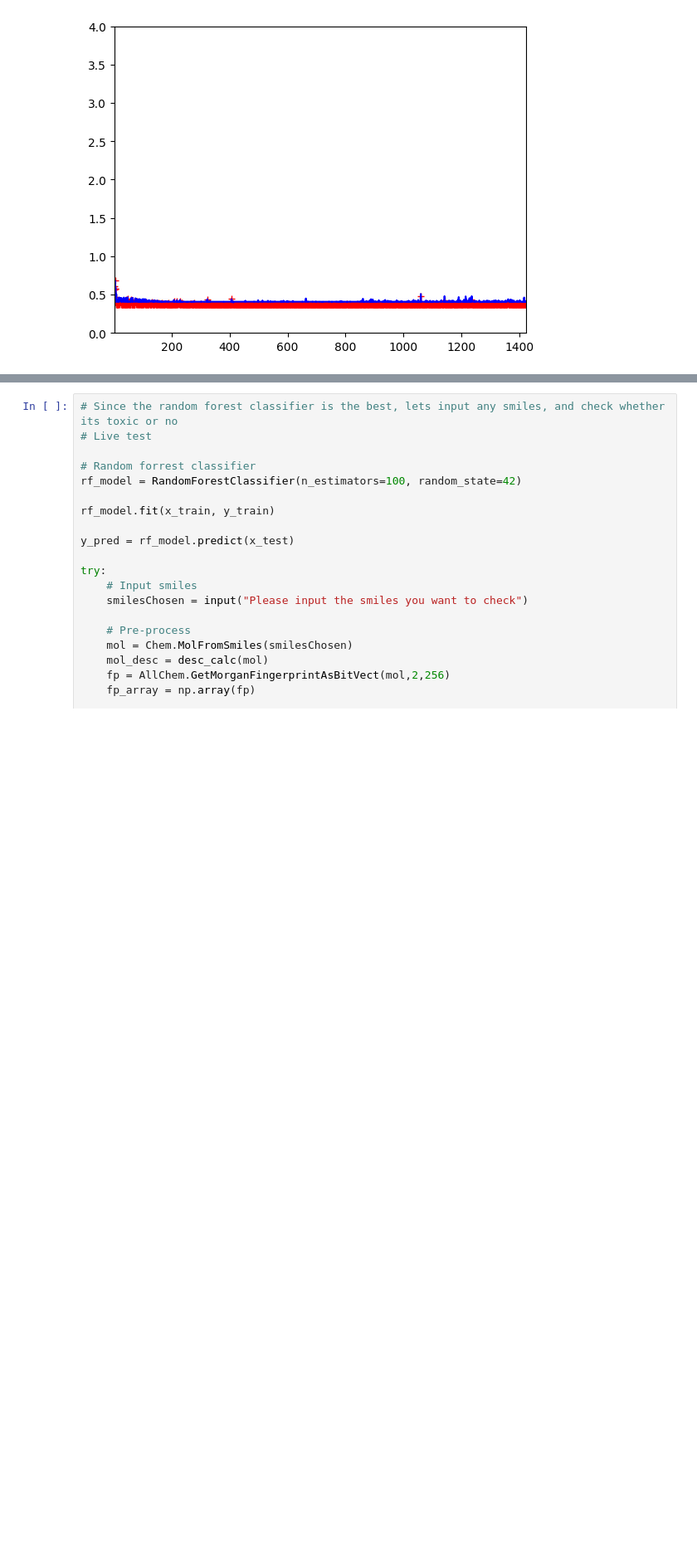
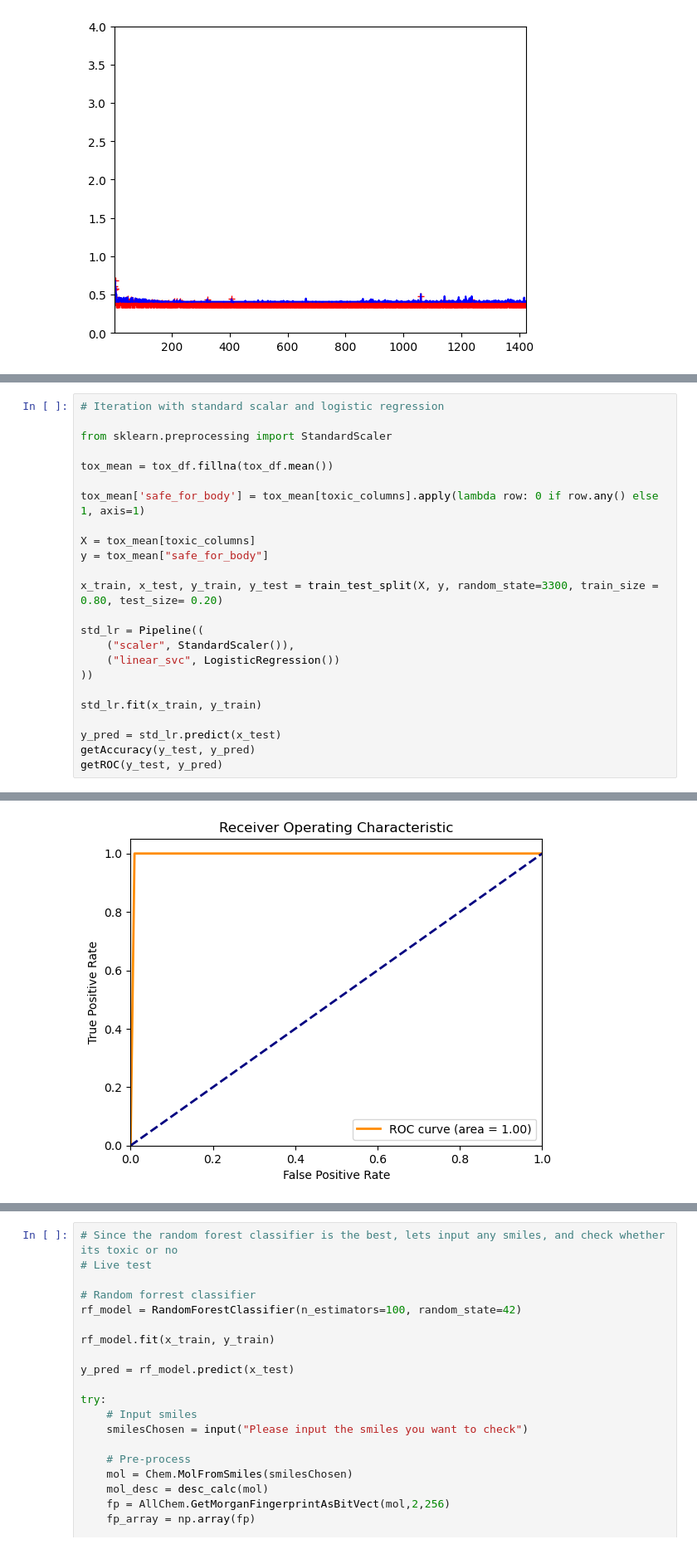
Before and after one commit to Williamarvin/Ceng3300_project, a Jupyter notebook: project.ipynb, the cells around one changed output, grey strips where cells are left out. Shown at 83% size. Drawn from its saved outputs; the diff is of its cells as text; blank space fills up the shorter version.

```diff
--- a/project.ipynb
+++ b/project.ipynb
@@ -638,0 +702,25 @@ plot_learning_curves(MLPClassifier(max_iter=1000), x_train, y_train)
+# %%
+# Iteration with standard scalar and logistic regression
+
+from sklearn.preprocessing import StandardScaler
+
+tox_mean = tox_df.fillna(tox_df.mean())
+
+tox_mean['safe_for_body'] = tox_mean[toxic_columns].apply(lambda row: 0 if row.any() else 1, axis=1)
+
+X = tox_mean[toxic_columns]
+y = tox_mean["safe_for_body"]
+
+x_train, x_test, y_train, y_test = train_test_split(X, y, random_state=3300, train_size = 0.80, test_size= 0.20)
+
+std_lr = Pipeline((
+    ("scaler", StandardScaler()),
+    ("linear_svc", LogisticRegression())
+))
+
+std_lr.fit(x_train, y_train)
+
+y_pred = std_lr.predict(x_test)
+getAccuracy(y_test, y_pred)
+getROC(y_test, y_pred)
+# %% [output]
@@ -638,0 +743 @@ plot_learning_curves(MLPClassifier(max_iter=1000), x_train, y_train)
+[figure, added]
```
Also changed, not shown: parts of 13 cells of this notebook, 1 other file.
